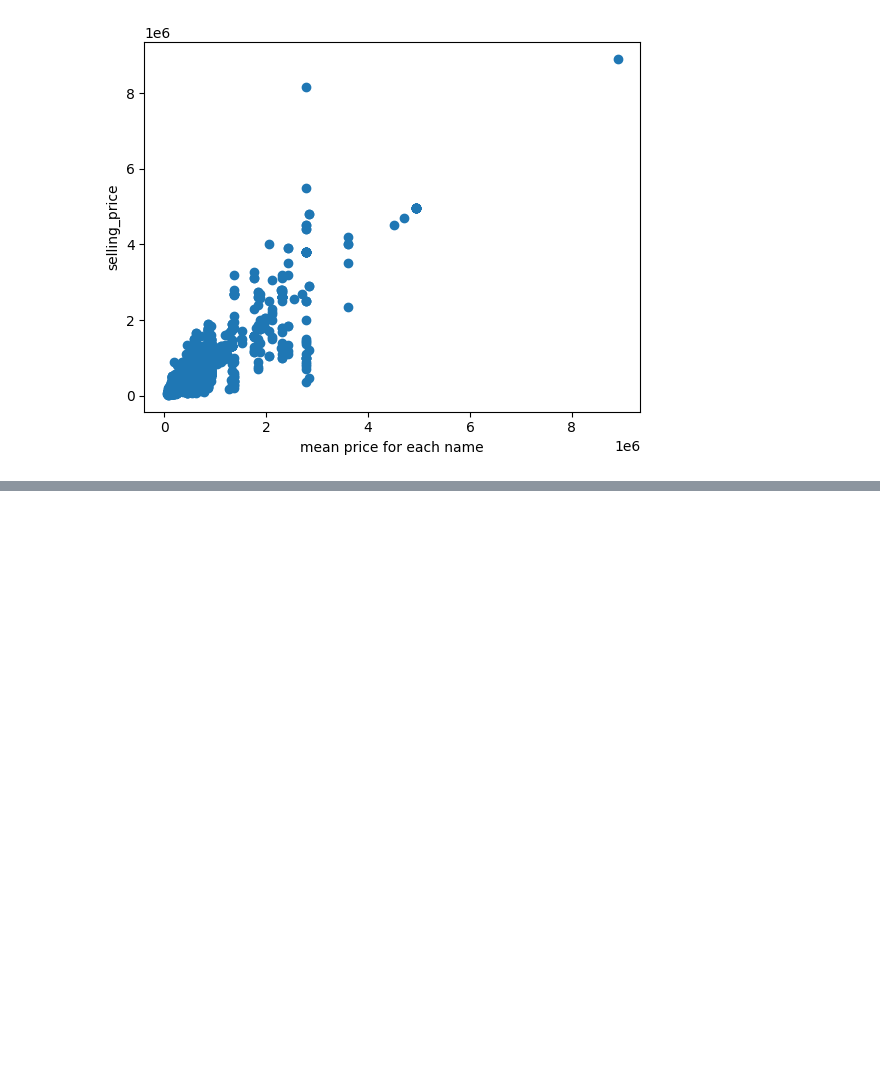
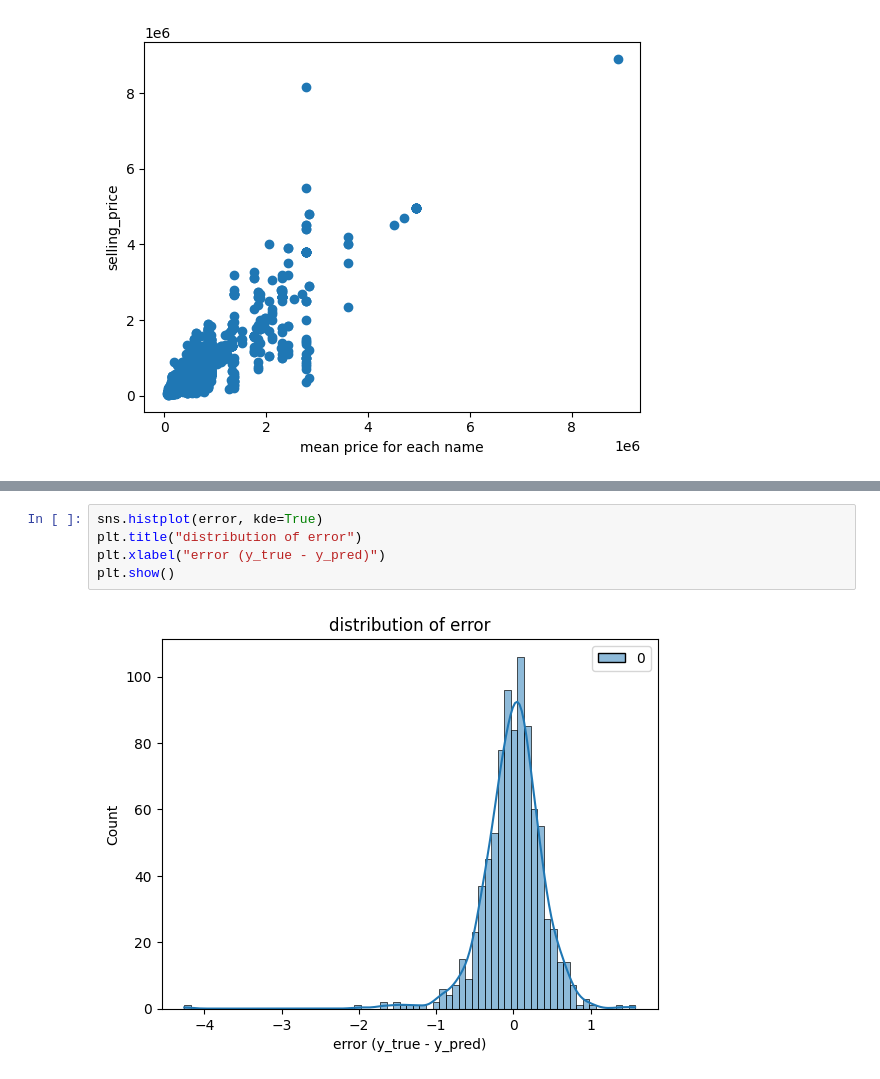
Before and after one commit to Amirali-ka/regression_model, a Jupyter notebook: project.ipynb, the cells around one changed output, grey strips where cells are left out. Drawn from its saved outputs; the diff is of its cells as text; blank space fills up the shorter version.

```diff
--- a/project.ipynb
+++ b/project.ipynb
@@ -110,0 +134,7 @@ plt.show()
+# %%
+sns.histplot(error, kde=True)
+plt.title("distribution of error")
+plt.xlabel("error (y_true - y_pred)")
+plt.show()
+# %% [output]
+[figure, added]
```
Also changed, not shown: parts of 9 cells of this notebook.
